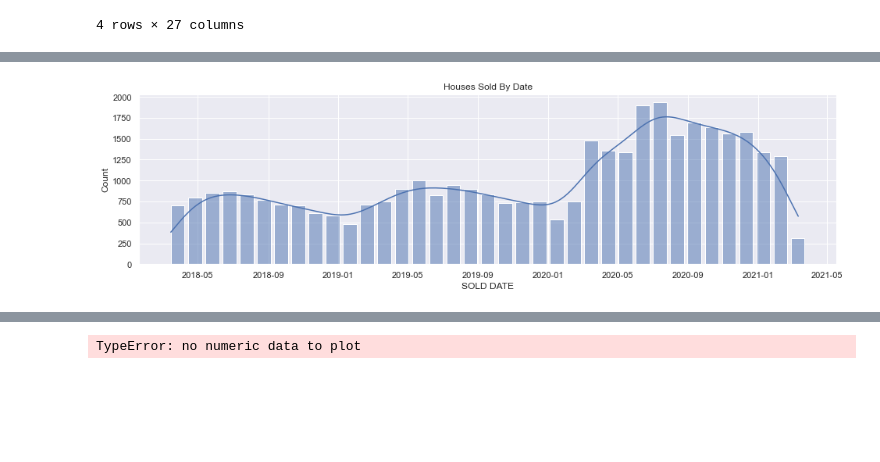
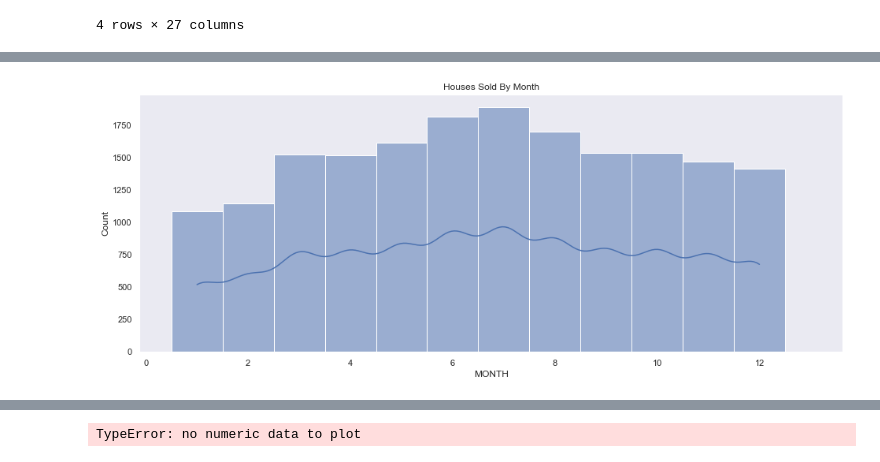
Before and after one commit to randallb15/PredictingSAHomeValues, a Jupyter notebook: EDA.ipynb, the cells around one changed output, grey strips where cells are left out. Saved outputs shown, nothing was run; the diff lists cells and outputs as text; code cells hidden in the pictures; blank space fills up the shorter version.

```diff
--- a/EDA.ipynb
+++ b/EDA.ipynb
@@ -19,7 +18,8 @@ from src.helpers import calculate_ten_percent
 # %%
-sns.set(rc={'figure.figsize':(16,4)})
+sns.set(rc={'figure.figsize':(16,6)})
+sns.set_style('dark')
 # %%
-df = pd.read_pickle('data/full.pkl')
+df = pd.read_pickle('data/modeldata.pkl')
 # %%
 df.drop_duplicates(inplace=True)
 # %%
@@ -50,8 +51,8 @@ memory usage: 8.0+ MB
     - SOLD DATE to datetime
     - ZIP OR POSTAL CODE to category
 # %%
-df.drop(205,inplace=True)
-df.drop(18,inplace=True)
+df.drop(16066,inplace=True)
+df.drop(282,inplace=True)
 # %%
 x_plot = df['SOLD DATE']
 x_plot = pd.to_datetime(x_plot)
@@ -141,4 +210,6 @@ df['SOLD DATE'] = pd.to_datetime(df['SOLD DATE'])
 # %%
-sns_plot = sns.histplot(data=df['SOLD DATE'],binwidth=30,kde=True,shrink=0.8).set_title('Houses Sold By Date')
+sns_plot = sns.histplot(data=df['MONTH'],kde=True,shrink=2,binrange=[1,13],binwidth=.5).set_title('Houses Sold By Month')
+fig = sns_plot.get_figure()
+fig.savefig('img/housesbymonth.png')
 # %% [output]
-[figure, old version]
+[figure, new version]
```
Also changed, not shown: parts of 19 cells of this notebook, 5 other files.
